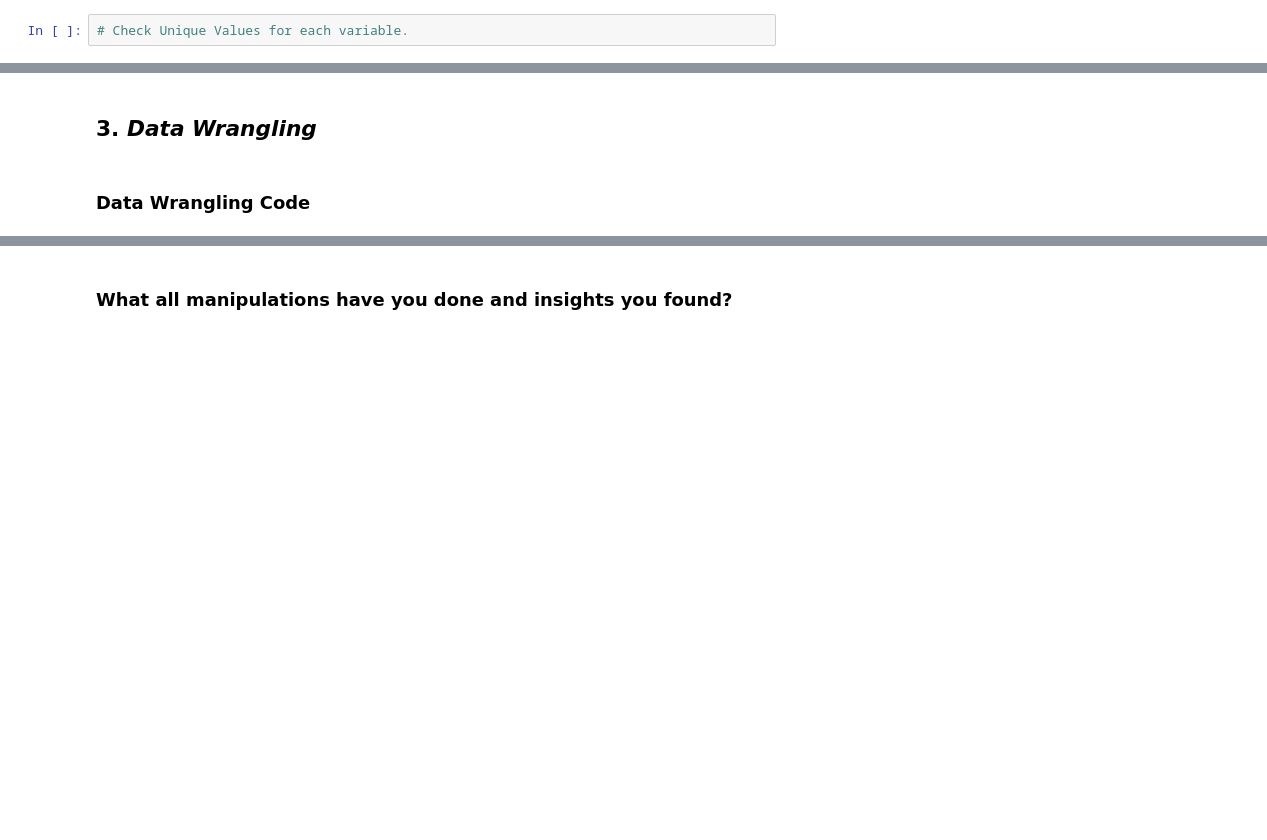
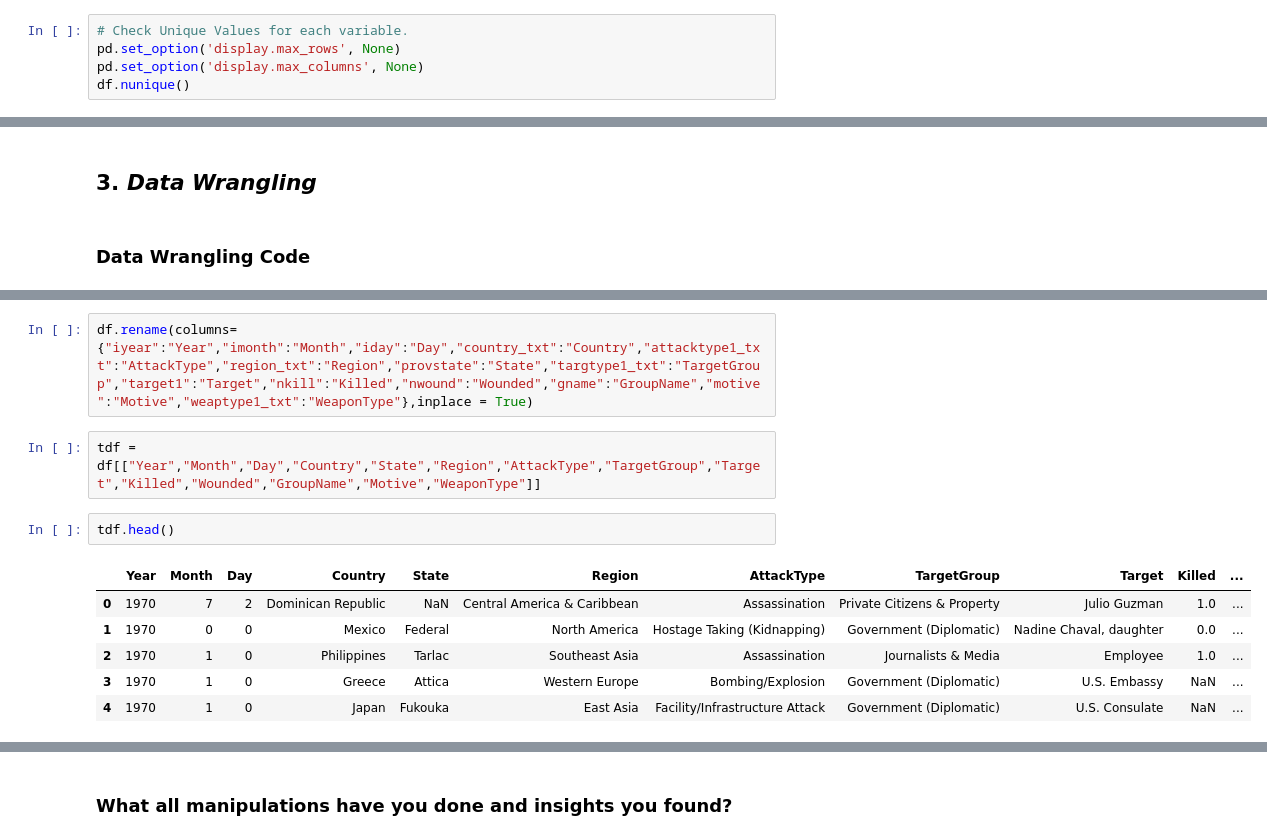
Before and after one commit to imyush11/-EDA-CAPSTONE-, a Jupyter notebook: EDA_Global_Terrorism_Dataset_Project.ipynb, the cells around one changed output, grey strips where cells are left out. Drawn from its saved outputs; the diff is of its cells as text; blank space fills up the shorter version.

```diff
--- a/EDA_Global_Terrorism_Dataset_Project.ipynb
+++ b/EDA_Global_Terrorism_Dataset_Project.ipynb
@@ -122,3 +217,6 @@ Answer Here
 ### Check Unique Values for each variable.
 # %%
 # Check Unique Values for each variable.
+pd.set_option('display.max_rows', None)
+pd.set_option('display.max_columns', None)
+df.nunique()
@@ -130,0 +288,13 @@ Answer Here
+# %%
+df.rename(columns={"iyear":"Year","imonth":"Month","iday":"Day","country_txt":"Country","attacktype1_txt":"AttackType","region_txt":"Region","provstate":"State","targtype1_txt":"TargetGroup","target1":"Target","nkill":"Killed","nwound":"Wounded","gname":"GroupName","motive":"Motive","weaptype1_txt":"WeaponType"},inplace = True)
+# %%
+tdf = df[["Year","Month","Day","Country","State","Region","AttackType","TargetGroup","Target","Killed","Wounded","GroupName","Motive","WeaponType"]]
+# %%
+tdf.head()
+# %% [output]
+|  | Year | Month | Day | Country | State | Region | AttackType | TargetGroup | Target | Killed | ... |
+| 0 | 1970 | 7 | 2 | Dominican Republic | NaN | Central America & Caribbean | Assassination | Private Citizens & Property | Julio Guzman | 1.0 | ... |
+| 1 | 1970 | 0 | 0 | Mexico | Federal | North America | Hostage Taking (Kidnapping) | Government (Diplomatic) | Nadine Chaval, daughter | 0.0 | ... |
+| 2 | 1970 | 1 | 0 | Philippines | Tarlac | Southeast Asia | Assassination | Journalists & Media | Employee | 1.0 | ... |
+| 3 | 1970 | 1 | 0 | Greece | Attica | Western Europe | Bombing/Explosion | Government (Diplomatic) | U.S. Embassy | NaN | ... |
+| 4 | 1970 | 1 | 0 | Japan | Fukouka | East Asia | Facility/Infrastructure Attack | Government (Diplomatic) | U.S. Consulate | NaN | ... |
```
Also changed, not shown: parts of 20 cells of this notebook.
